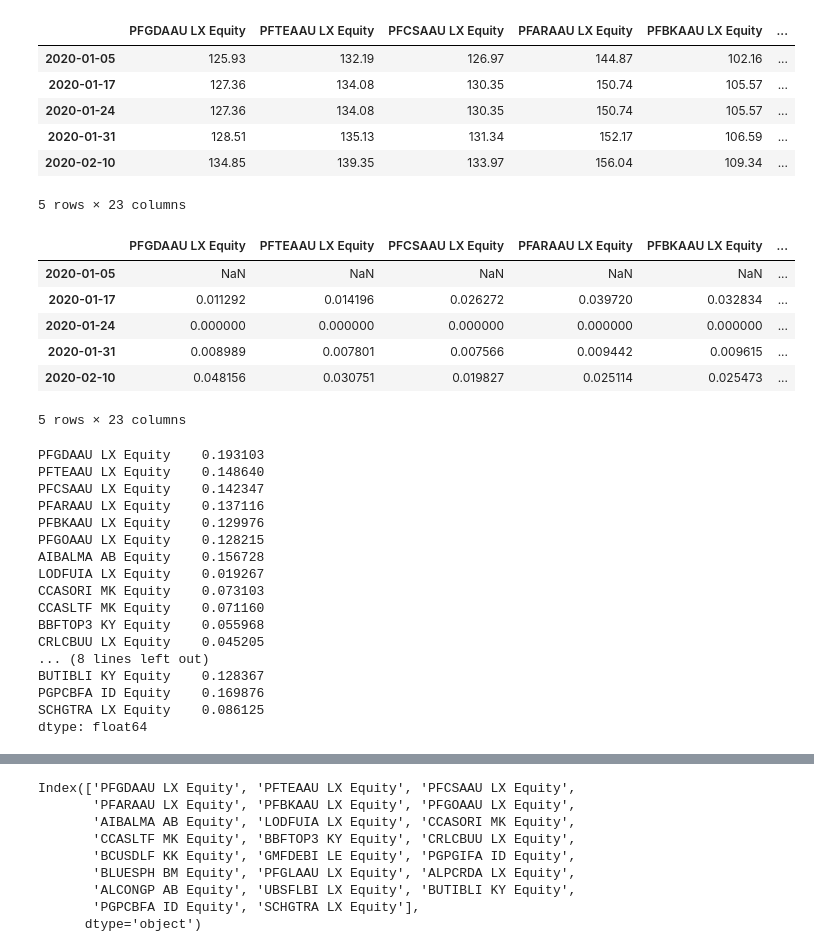
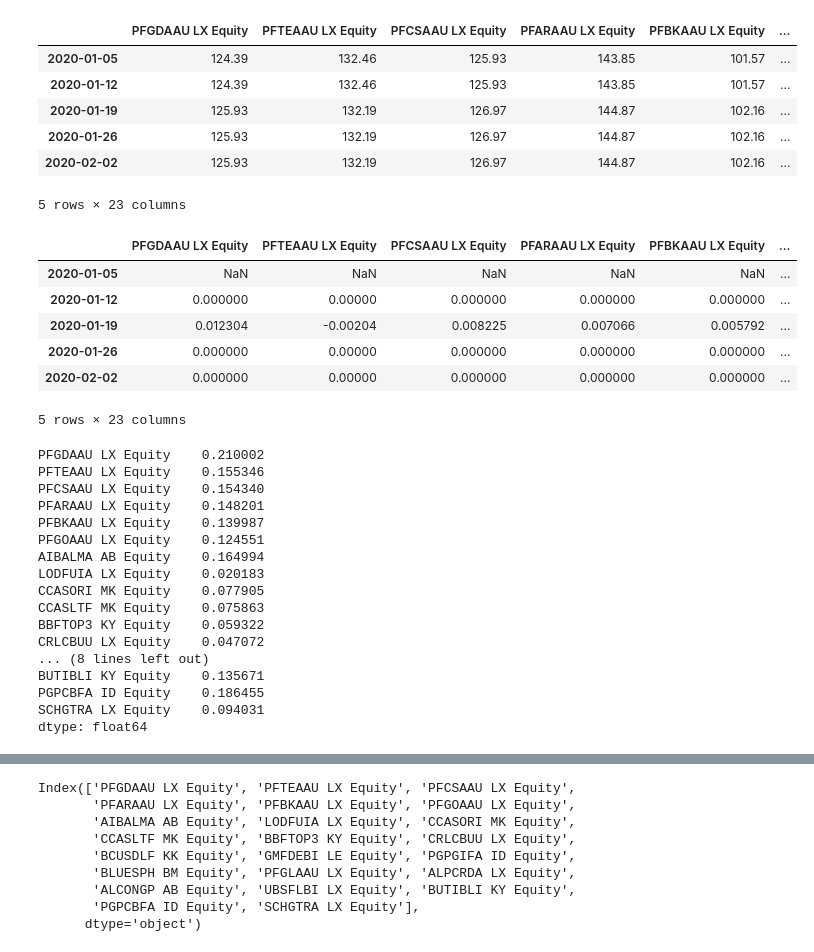
Before and after one commit to shahzebkayani/Portfolio-Optimization, a Jupyter notebook: Assesment .ipynb, the cells around one changed output, grey strips where cells are left out. Saved outputs shown, nothing was run; the diff lists cells and outputs as text; code cells hidden in the pictures.

```diff
--- a/Assesment .ipynb
+++ b/Assesment .ipynb
@@ -7,21 +7,21 @@ import datetime
 import matplotlib.pyplot as plt
 import seaborn as sb
 # %%
-Data = pd.read_csv('Top23.csv')
+Data = pd.read_csv('W.csv')
 Data.reset_index(drop=True, inplace=True)
 Data=pd.DataFrame(Data)
 datetime_series = pd.to_datetime(Data['Date'])
 datetime_index = pd.DatetimeIndex(datetime_series.values)
 Data=Data.set_index(datetime_index)
 Data.drop('Date',axis=1,inplace=True)
 Data.head()
 # %% [output]
 |  | PFGDAAU LX Equity | PFTEAAU LX Equity | PFCSAAU LX Equity | PFARAAU LX Equity | PFBKAAU LX Equity | ... |
-| 2020-01-05 | 125.93 | 132.19 | 126.97 | 144.87 | 102.16 | ... |
-| 2020-01-17 | 127.36 | 134.08 | 130.35 | 150.74 | 105.57 | ... |
-| 2020-01-24 | 127.36 | 134.08 | 130.35 | 150.74 | 105.57 | ... |
-| 2020-01-31 | 128.51 | 135.13 | 131.34 | 152.17 | 106.59 | ... |
-| 2020-02-10 | 134.85 | 139.35 | 133.97 | 156.04 | 109.34 | ... |
+| 2020-01-05 | 124.39 | 132.46 | 125.93 | 143.85 | 101.57 | ... |
+| 2020-01-12 | 124.39 | 132.46 | 125.93 | 143.85 | 101.57 | ... |
+| 2020-01-19 | 125.93 | 132.19 | 126.97 | 144.87 | 102.16 | ... |
+| 2020-01-26 | 125.93 | 132.19 | 126.97 | 144.87 | 102.16 | ... |
+| 2020-02-02 | 125.93 | 132.19 | 126.97 | 144.87 | 102.16 | ... |
 5 rows × 23 columns
 # %%
 # Log of percentage change of all stocks in the list
@@ -30,30 +30,30 @@ Ret.head()
 # %% [output]
 |  | PFGDAAU LX Equity | PFTEAAU LX Equity | PFCSAAU LX Equity | PFARAAU LX Equity | PFBKAAU LX Equity | ... |
 | 2020-01-05 | NaN | NaN | NaN | NaN | NaN | ... |
-| 2020-01-17 | 0.011292 | 0.014196 | 0.026272 | 0.039720 | 0.032834 | ... |
-| 2020-01-24 | 0.000000 | 0.000000 | 0.000000 | 0.000000 | 0.000000 | ... |
-| 2020-01-31 | 0.008989 | 0.007801 | 0.007566 | 0.009442 | 0.009615 | ... |
-| 2020-02-10 | 0.048156 | 0.030751 | 0.019827 | 0.025114 | 0.025473 | ... |
+| 2020-01-12 | 0.000000 | 0.00000 | 0.000000 | 0.000000 | 0.000000 | ... |
+| 2020-01-19 | 0.012304 | -0.00204 | 0.008225 | 0.007066 | 0.005792 | ... |
+| 2020-01-26 | 0.000000 | 0.00000 | 0.000000 | 0.000000 | 0.000000 | ... |
+| 2020-02-02 | 0.000000 | 0.00000 | 0.000000 | 0.000000 | 0.000000 | ... |
 5 rows × 23 columns
 # %%
 Ann_Ret = Ret.mean()*52
 print (Ann_Ret)
 # %% [output]
-PFGDAAU LX Equity    0.193103
-PFTEAAU LX Equity    0.148640
-PFCSAAU LX Equity    0.142347
-PFARAAU LX Equity    0.137116
-PFBKAAU LX Equity    0.129976
-PFGOAAU LX Equity    0.128215
-AIBALMA AB Equity    0.156728
-LODFUIA LX Equity    0.019267
-CCASORI MK Equity    0.073103
-CCASLTF MK Equity    0.071160
-BBFTOP3 KY Equity    0.055968
-CRLCBUU LX Equity    0.045205
+PFGDAAU LX Equity    0.210002
+PFTEAAU LX Equity    0.155346
+PFCSAAU LX Equity    0.154340
+PFARAAU LX Equity    0.148201
+PFBKAAU LX Equity    0.139987
+PFGOAAU LX Equity    0.124551
+AIBALMA AB Equity    0.164994
+LODFUIA LX Equity    0.020183
+CCASORI MK Equity    0.077905
+CCASLTF MK Equity    0.075863
+BBFTOP3 KY Equity    0.059322
+CRLCBUU LX Equity    0.047072
 ... (8 lines left out)
-BUTIBLI KY Equity    0.128367
-PGPCBFA ID Equity    0.169876
-SCHGTRA LX Equity    0.086125
+BUTIBLI KY Equity    0.135671
+PGPCBFA ID Equity    0.186455
+SCHGTRA LX Equity    0.094031
 dtype: float64
 # %%
```
Also changed, not shown: parts of 15 cells of this notebook.
